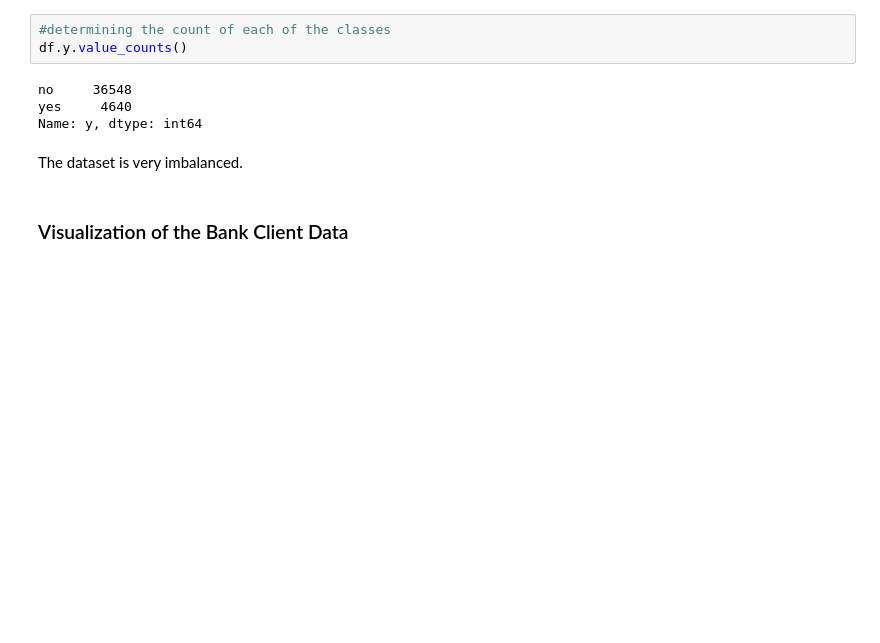
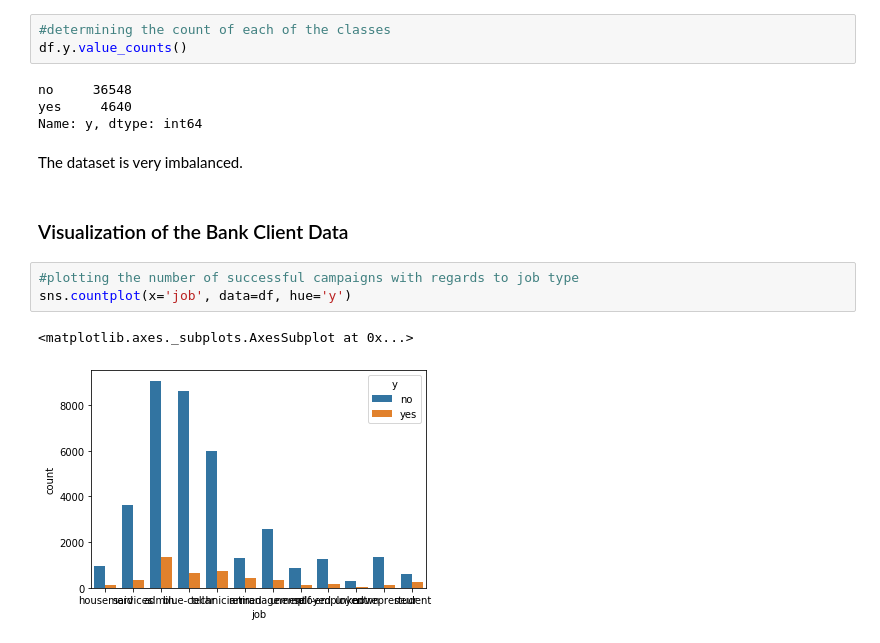
Before and after one commit to kavehamini/Bank_Marketing, a Jupyter notebook: Bank_Marketing.ipynb, the cells around one changed output. Saved outputs shown, nothing was run; the diff lists cells and outputs as text; blank space fills up the shorter version.

```diff
--- a/Bank_Marketing.ipynb
+++ b/Bank_Marketing.ipynb
@@ -148,3 +148,9 @@ Name: y, dtype: int64
 The dataset is very imbalanced.
 # %% [markdown]
 ### Visualization of the Bank Client Data
+# %%
+#plotting the number of successful campaigns with regards to job type
+sns.countplot(x='job', data=df, hue='y')
+# %% [output]
+<matplotlib.axes._subplots.AxesSubplot at 0x...>
+[figure, added]
```
